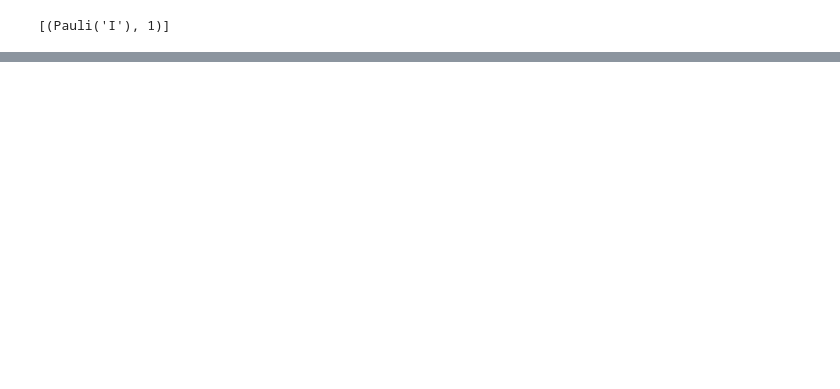
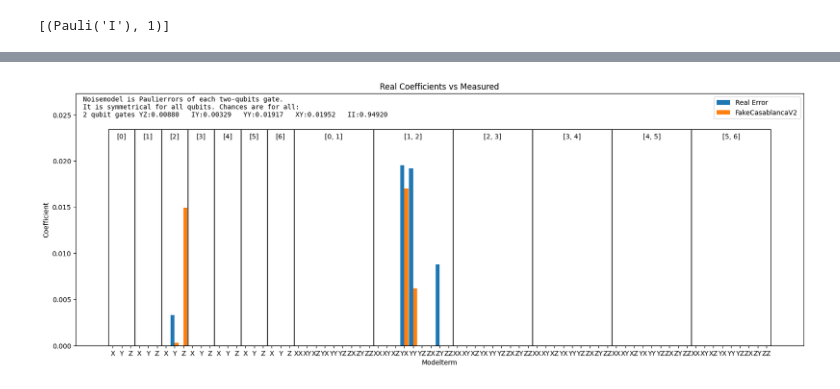
Before and after one commit to Fabrice-Schoeneberger/AutomatedPERTools, a Jupyter notebook: tutorial_notebooks/testrun/analyze_pnt.ipynb, the cells around one changed output, grey strips where cells are left out. Cells and saved outputs as stored; diff of their text form; code cells hidden in the pictures; blank space fills up the shorter version.

Commit message:
Figuring out what error of CNOT look like

```diff
--- a/tutorial_notebooks/testrun/analyze_pnt.ipynb
+++ b/tutorial_notebooks/testrun/analyze_pnt.ipynb
@@ -106,8 +111,9 @@ e:\OneDrive\Dokumente\Uni_kram\Masterarbeit\AutomatedPERTools\tutorial_notebooks
 # %%
-with open(os.path.join(os.path.join(os.path.join(home_folder, main_folder),filtered_folders[2]), "noise_model.pickle"), "rb") as f:
+with open(os.path.join(os.path.join(os.path.join(home_folder, main_folder),filtered_folders[0]), "noise_model.pickle"), "rb") as f:
     (noise_model, twoqubit_error_template, singlequbit_error_template) = pickle.load(f)
-from TrotterExample import get_noise_model, make_initial_Circuit
+#from TrotterExample import get_noise_model, make_initial_Circuit, make_initial_Circuit2
 #(noise_model, twoqubit_error_template, singlequbit_error_template) = get_noise_model()
 dic = decipher_name(filtered_folders[0])
 backend = dic["backend"]
-circuit = make_initial_Circuit(list([0,1,2,3]), 4, backend, 2)[0]
+circuit = make_initial_Circuit2(backend)[0]
+print(circuit)
@@ -229,6 +258,7 @@ def swap_first_two_chars(s):
     return s[1] + s[0] + s[2:]
 # %%
 true_error_template = {pauli: error for pauli, error in get_error_for_circuit(layers[layer_number].qc, twoqubit_error_template, singlequbit_error_template, backend)}
-true_error_template = {swap_first_two_chars("".join(reversed(splice_string("".join(reversed(str(key))), [i for i in range(len(str(key))) if not i in [1,3,5,6]])))):true_error_template[key] for key in true_error_template}
+#true_error_template = {swap_first_two_chars("".join(reversed(splice_string("".join(reversed(str(key))), [i for i in range(len(str(key))) if not i in [1,3,5,6]])))):true_error_template[key] for key in true_error_template}
+true_error_template = {str(key):true_error_template[key] for key in true_error_template}
 print(true_error_template)
 # %% [output]
@@ -259,9 +271,9 @@ ancilla_0 -> 0 ─────────────────────
 # %%
 from qiskit.providers.aer.noise import pauli_error
-import qiskit.providers.fake_provider as fake_provider
-backend = fake_provider.FakeVigoV2()
-layers = circuit_to_layers(QiskitCircuit(make_initial_Circuit([0,1,2,3], 4, backend, 2)[0]))
-true_error_template = {pauli: error for pauli, error in get_error_for_circuit(layers[layer_number].qc, twoqubit_error_template, singlequbit_error_template, backend)}
-true_error_template = {"".join(reversed(splice_string("".join(reversed(str(key))), [i for i in range(len(str(key))) if not i in [1,2,3,4]]))):true_error_template[key] for key in true_error_template}
+#import qiskit.providers.fake_provider as fake_provider
+#backend = fake_provider.FakeVigoV2()
+#layers = circuit_to_layers(QiskitCircuit(make_initial_Circuit([0,1,2,3], 4, backend, 2)[0]))
+#true_error_template = {pauli: error for pauli, error in get_error_for_circuit(layers[layer_number].qc, twoqubit_error_template, singlequbit_error_template, backend)}
+#true_error_template = {"".join(reversed(splice_string("".join(reversed(str(key))), [i for i in range(len(str(key))) if not i in [1,2,3,4]]))):true_error_template[key] for key in true_error_template}
 print(true_error_template)
 # %% [output]
@@ -437,0 +365,78 @@ IIYXI 0.02045202867575199
+# %%
+#print([len(item) for item in infidelities_list])
+fig, ax = plt.subplots(figsize=(16, 6))
+x = np.arange(len(groups))  # Label locations
+width = 0.9 / (len(filtered_folders)+1-failed_folders)  # Width of the bars, adjusted for the number of datasets
+
+
+# Create the bar plot
+
+# Add labels, title, and custom x-axis tick labels
+ax.set_xlabel('Modelterm')
+ax.set_xticks(x)
+ax.set_xticklabels([str(f).replace('I', '') for f in groups], rotation=0)
+
+# Plotting bars for each folder's data dynamically
+maxvalue = 0
+for i in range(len(filtered_folders)+1-failed_folders):
+    if coe:
+        ax.bar(x + (i - (len(filtered_folders)-failed_folders)/2) * width, coeffs_list[i], width, label=labels[i])
+        maxvalue = max([maxvalue, max(coeffs_list[i])])
+    else:
+        ax.bar(x + (i - (len(filtered_folders)-failed_folders)/2) * width, infidelities_list[i], width, label=labels[i])
+        maxvalue = max([maxvalue, max(infidelities_list[i])])
+print((len(filtered_folders)+1-failed_folders))
+# Add legend
+ax.legend()
+if maxvalue != 0:
+    ax.set_ylim(-maxvalue*0, maxvalue * 1.4)
+
+textstr = 'Noisemodel is Paulierrors of each two-qubits gate.\nIt is symmetrical for all qubits. Chances are for all:\n2 qubit gates ' + twoqubit_error_string# + '\n1 qubit gates ' + singlequbit_error_string
+
+# Customize the textbox position and appearance
+props = dict(boxstyle='round', facecolor='lightblue', alpha=0)
+#props = dict()
+
+# Place the textbox in the top-left corner inside the plot (adjust x and y as needed)
+ax.text(0.01, 0.99, textstr, transform=ax.transAxes, fontsize=10,
+        verticalalignment='top', horizontalalignment='left', bbox=props, family='monospace')
+
+from matplotlib.patches import Rectangle
+
+boxes = []
+texts = []
+i = 0
+for j in range(7):
+    array = [i, i+1, i+2]
+    i+=3
+    boxes.append(array)
+    texts.append("[" + str(j) + "]")
+
+for j in range(6):
+    array = []
+    for __ in range(9):
+        array.append(i)
+        i+=1
+    boxes.append(array)
+    texts.append("[" + str(j)+ ", " + str(j+1) + "]")
+for group, text in zip(boxes, texts):
+    rect_1 = Rectangle((min(group) - 0.5, -maxvalue*0), width=len(group), height=maxvalue*1.2,
+                    edgecolor='black', linewidth=1, facecolor='none')
+    ax.add_patch(rect_1)
+    ax.text(sum(group)/len(group), maxvalue*1.15, text, fontsize=10, ha='center')
+
+#rect = Rectangle((-50, 0), width=10000, height=0, edgecolor='black', linewidth=1, facecolor='none')
+#ax.add_patch(rect)
+
+# Display the plot
+plt.tight_layout()
+#plt.show()
+if coe:
+    ax.set_title('Real Coefficients vs Measured')
+    ax.set_ylabel('Coefficient')
+    plt.savefig("Coefficient", bbox_inches='tight')
+else:
+    ax.set_title('Real Infidelity vs Measured')
+    ax.set_ylabel('Infidelity')
+    plt.savefig("Infidelity", bbox_inches='tight')
+# %% [output]
@@ -437,0 +444 @@ IIYXI 0.02045202867575199
+[figure, added]
```
Also changed, not shown: parts of 15 cells of this notebook, 19 other files.
